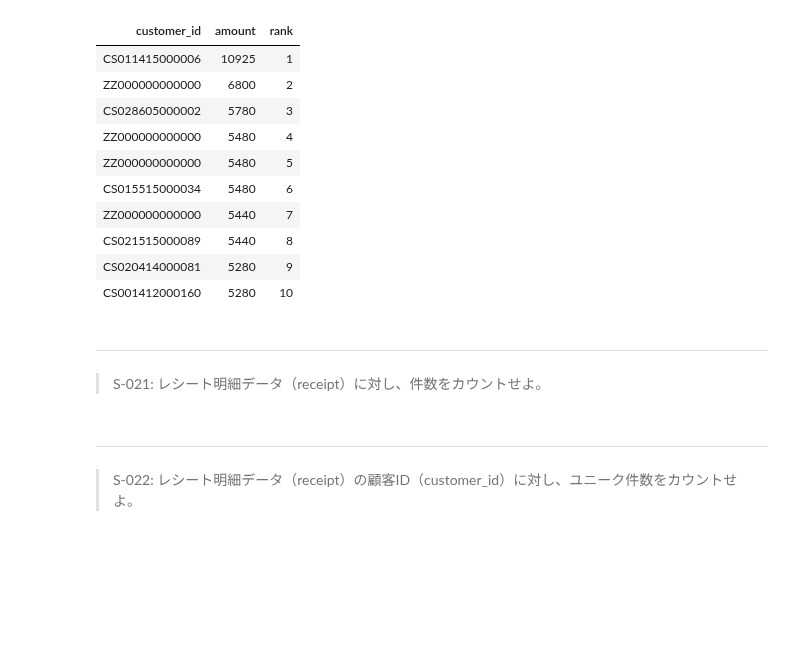
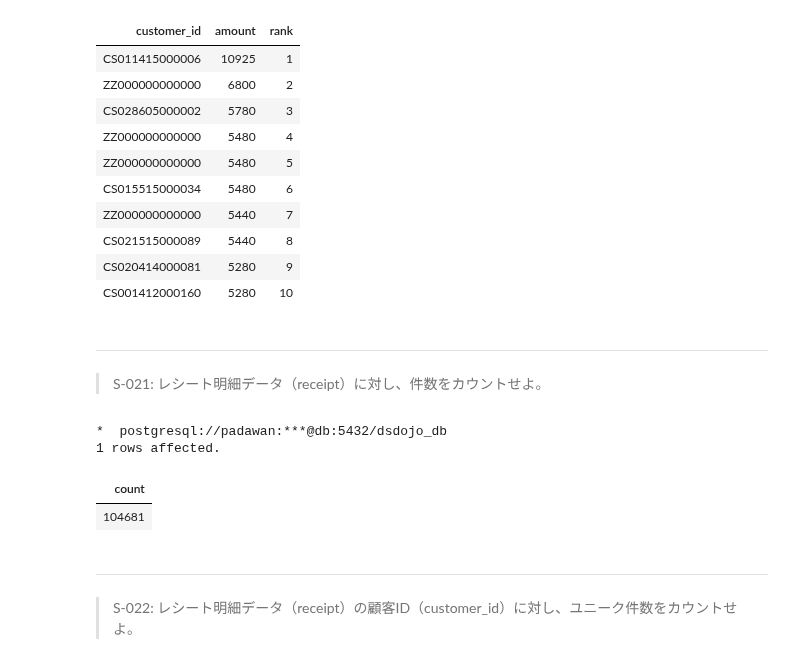
Before and after one commit to The-Japan-DataScientist-Society/100knocks-preprocess, a Jupyter notebook: docker/work/preprocess_knock_SQL.ipynb, the cells around one changed output. Saved outputs shown, nothing was run; the diff lists cells and outputs as text; code cells hidden in the pictures; blank space fills up the shorter version.

```diff
--- a/docker/work/preprocess_knock_SQL.ipynb
+++ b/docker/work/preprocess_knock_SQL.ipynb
@@ -609,6 +611,16 @@ LIMIT 10
 > S-021: レシート明細データ（receipt）に対し、件数をカウントせよ。
 # %%
 %%sql
+SELECT
+COUNT(*)
+FROM
+    receipt
+;
+# %% [output]
+*  postgresql://padawan:***@db:5432/dsdojo_db
+1 rows affected.
+| count |
+| 104681 |
 # %% [markdown]
 ---
 > S-022: レシート明細データ（receipt）の顧客ID（customer_id）に対し、ユニーク件数をカウントせよ。
```
Also changed, not shown: parts of 1 cell of this notebook.
